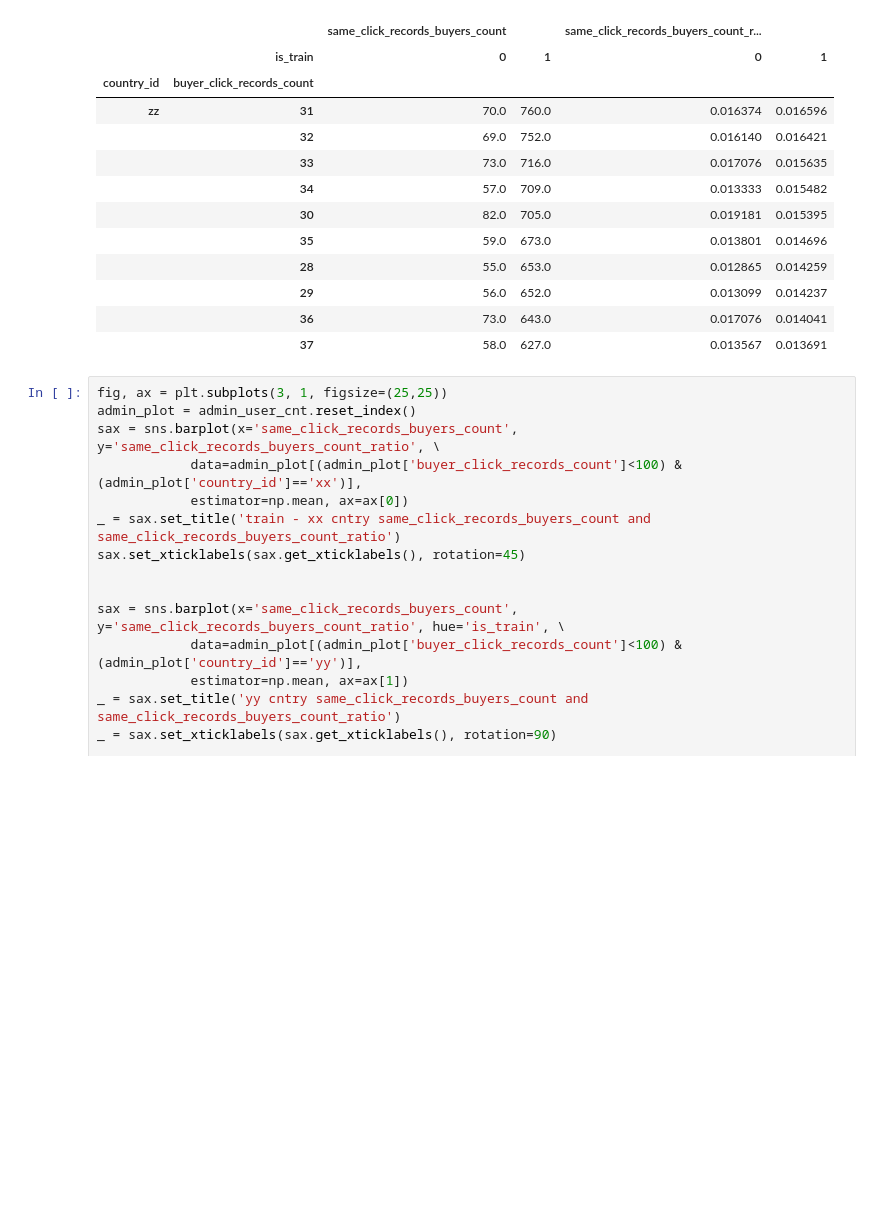
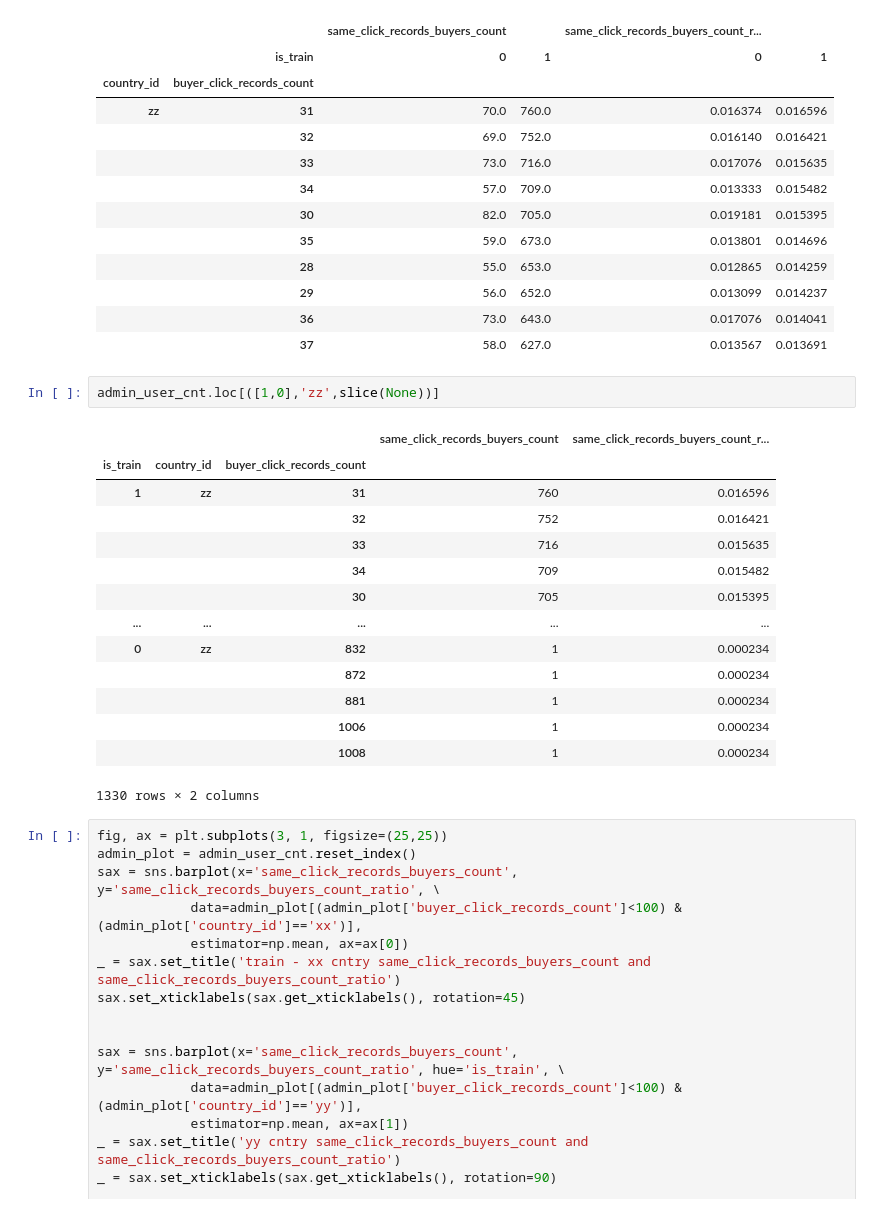
Before and after one commit to xhqing/ybb, a Jupyter notebook: code/eda.ipynb, the cells around one changed output. Saved outputs shown, nothing was run; the diff lists cells and outputs as text; blank space fills up the shorter version.

```diff
--- a/code/eda.ipynb
+++ b/code/eda.ipynb
@@ -411,6 +411,23 @@ admin_user_cnt.loc[([1,0],'zz',slice(None))].unstack(0).head(10)
 |  | 29 | 56.0 | 652.0 | 0.013099 | 0.014237 |
 |  | 36 | 73.0 | 643.0 | 0.017076 | 0.014041 |
 |  | 37 | 58.0 | 627.0 | 0.013567 | 0.013691 |
+# %%
+admin_user_cnt.loc[([1,0],'zz',slice(None))]
+# %% [output]
+|  |  |  | same_click_records_buyers_count | same_click_records_buyers_count_r... |
+| is_train | country_id | buyer_click_records_count |  |  |
+| 1 | zz | 31 | 760 | 0.016596 |
+|  |  | 32 | 752 | 0.016421 |
+|  |  | 33 | 716 | 0.015635 |
+|  |  | 34 | 709 | 0.015482 |
+|  |  | 30 | 705 | 0.015395 |
+| ... | ... | ... | ... | ... |
+| 0 | zz | 832 | 1 | 0.000234 |
+|  |  | 872 | 1 | 0.000234 |
+|  |  | 881 | 1 | 0.000234 |
+|  |  | 1006 | 1 | 0.000234 |
+|  |  | 1008 | 1 | 0.000234 |
+1330 rows × 2 columns
 # %%
 fig, ax = plt.subplots(3, 1, figsize=(25,25))
 admin_plot = admin_user_cnt.reset_index()
```
